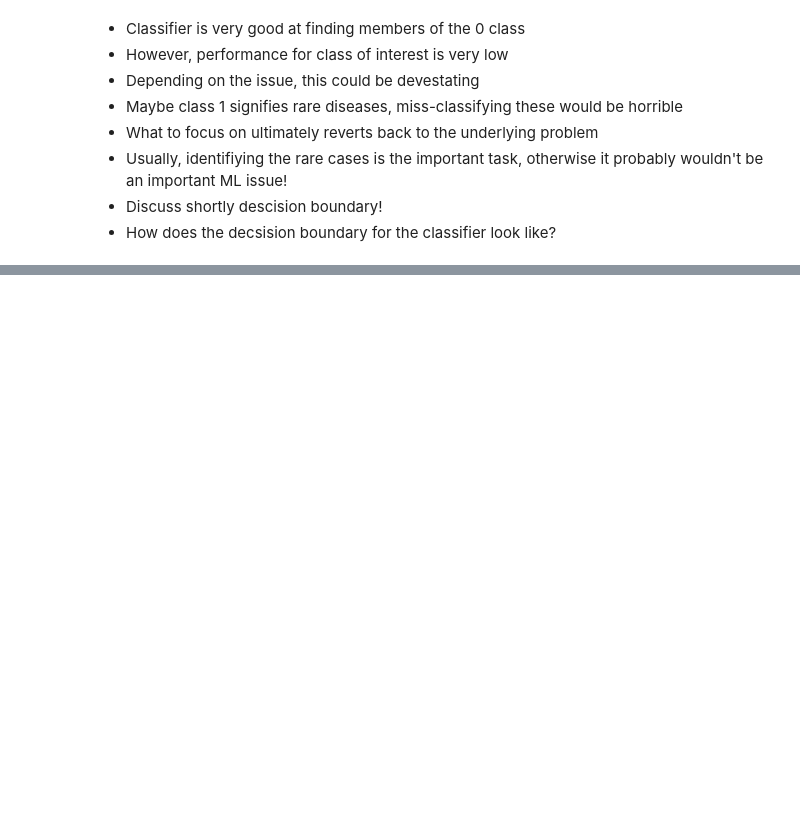
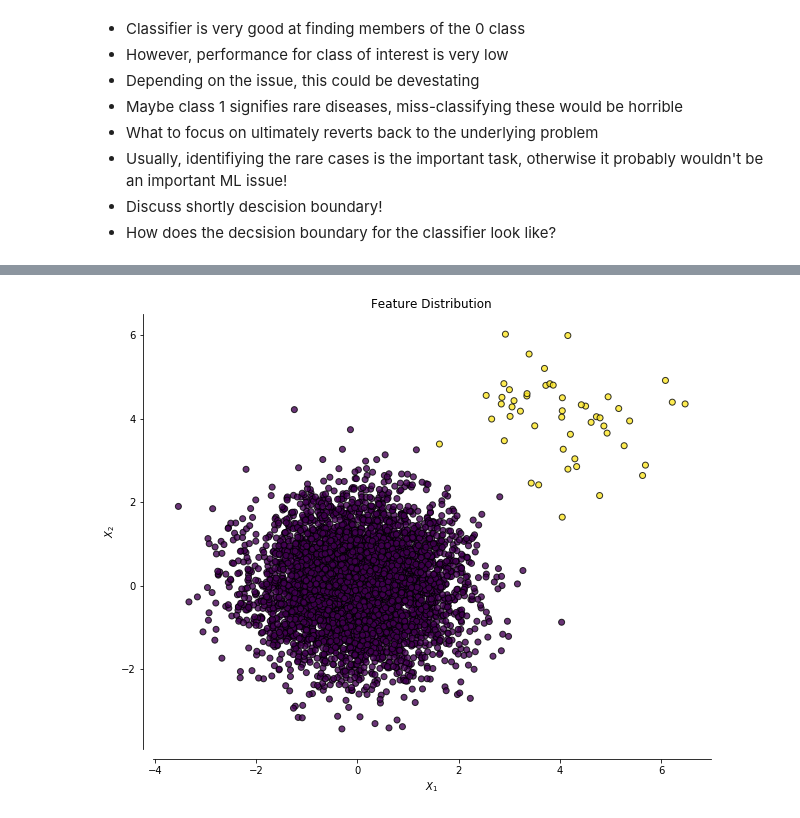
Before and after one commit to fadamDS/201810_Statistical_Modelling, a Jupyter notebook: scripts/20181127_Sampling_Methods_Code.ipynb, the cells around one changed output, grey strips where cells are left out. Cells and saved outputs as stored; diff of their text form; code cells hidden in the pictures; blank space fills up the shorter version.

```diff
--- a/scripts/20181127_Sampling_Methods_Code.ipynb
+++ b/scripts/20181127_Sampling_Methods_Code.ipynb
@@ -513,0 +444,24 @@ plt.show()
+# %%
+# Base rate and sample size
+base_rate = 0.01
+n = 5000
+
+# Properties of the minority class distribution
+mean_minority =  np.array([4,4])
+sd_minority = np.array([1,1])
+cov_minority = 0
+
+# Majority class parameters
+mean_majority = np.array([0,0])
+sd_majority = np.array([1,1])
+cov_majority = 0
+
+# Make distribution and classes
+x_2, y_2 = make_gaussian_2d(base_rate, n, mean_minority, sd_minority, cov_minority, mean_majority,
+                        sd_majority,cov_majority, random_state = seed)
+
+
+# Plot
+plot_2d(x_2,y_2, figsize= (10,8), title= 'Feature Distribution')
+# %% [output]
+[figure, added]
```
Also changed, not shown: parts of 77 cells of this notebook, 1 other file.
